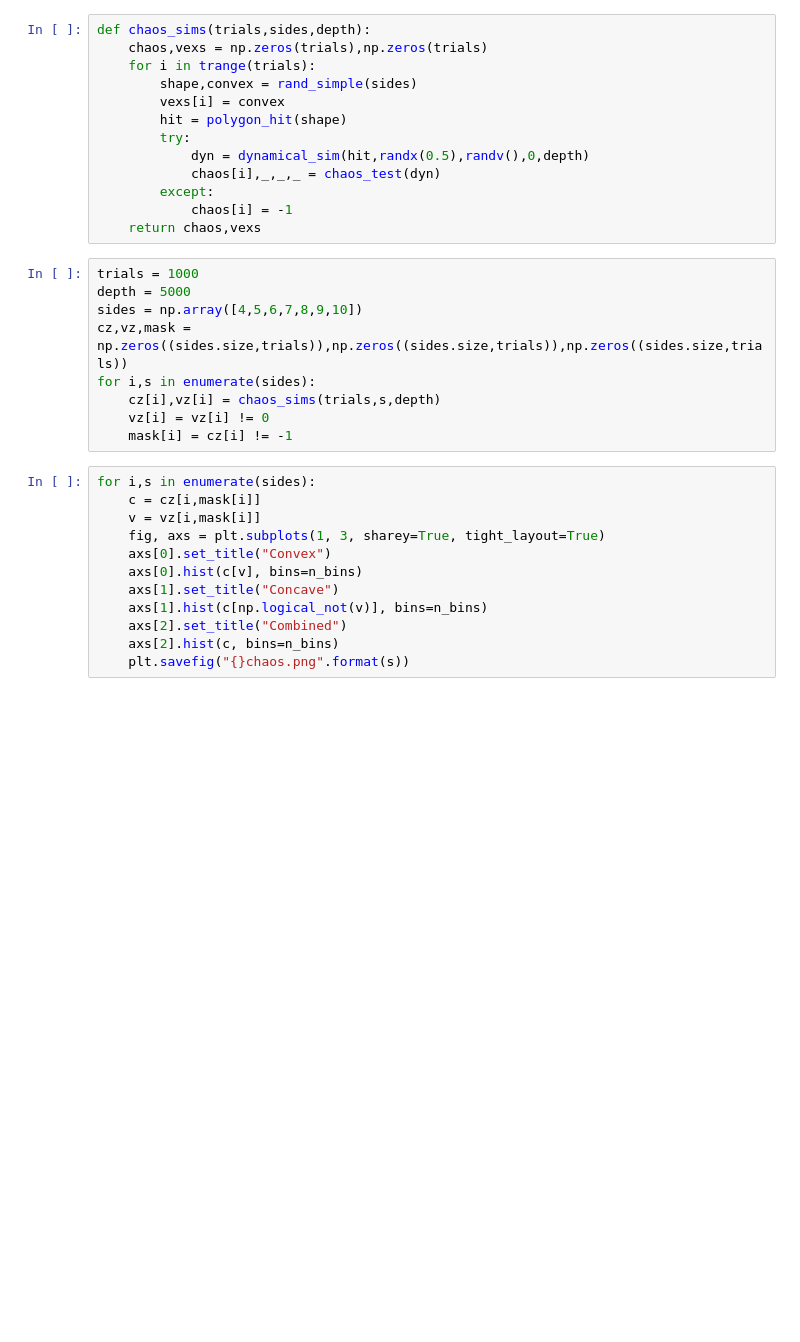
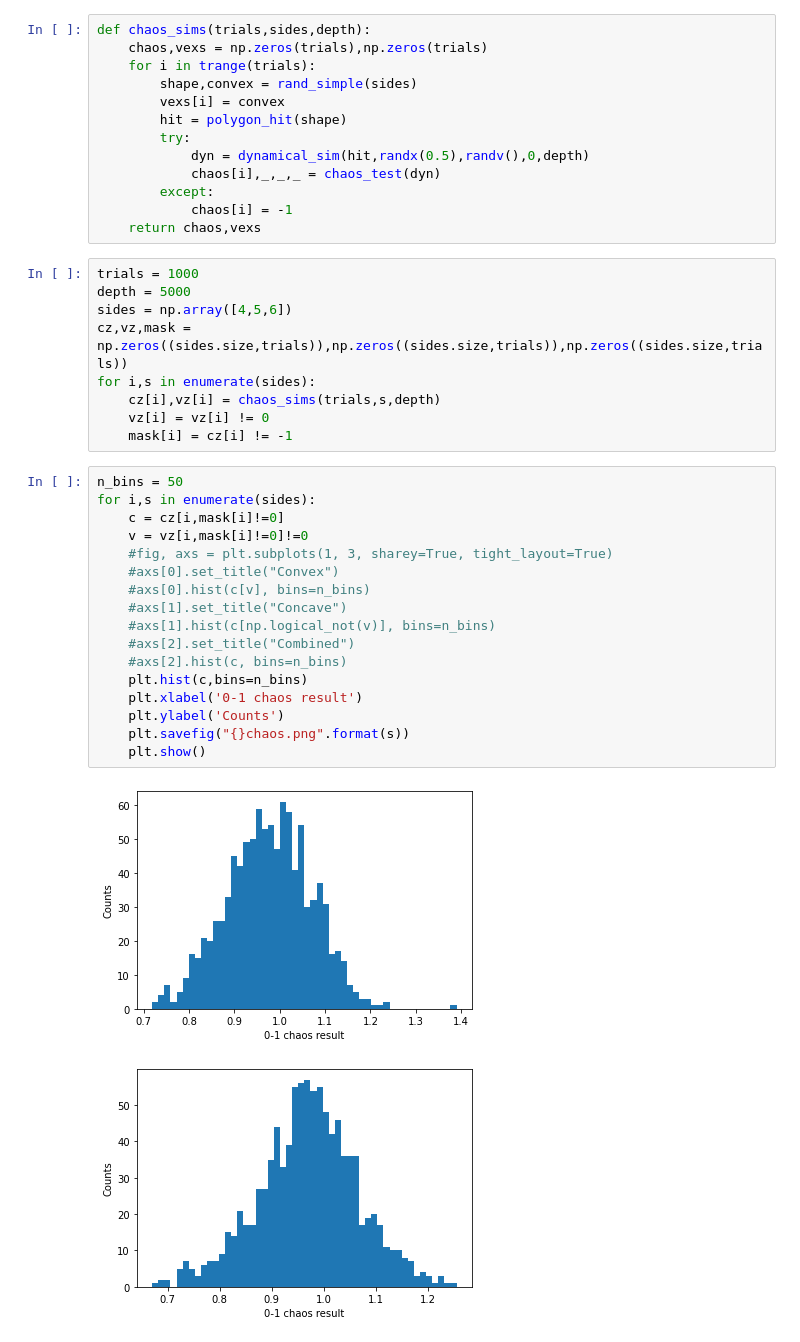
Before and after one commit to Creatorri/18.821-Project-2-Billiards, a Jupyter notebook: Chaos.ipynb, the cells around one changed output. Drawn from its saved outputs; the diff is of its cells as text; blank space fills up the shorter version.

```diff
--- a/Chaos.ipynb
+++ b/Chaos.ipynb
@@ -277,21 +293,29 @@ def chaos_sims(trials,sides,depth):
 # %%
 trials = 1000
 depth = 5000
-sides = np.array([4,5,6,7,8,9,10])
+sides = np.array([4,5,6])
 cz,vz,mask = np.zeros((sides.size,trials)),np.zeros((sides.size,trials)),np.zeros((sides.size,trials))
 for i,s in enumerate(sides):
     cz[i],vz[i] = chaos_sims(trials,s,depth)
     vz[i] = vz[i] != 0
     mask[i] = cz[i] != -1
 # %%
+n_bins = 50
 for i,s in enumerate(sides):
-    c = cz[i,mask[i]]
-    v = vz[i,mask[i]]
-    fig, axs = plt.subplots(1, 3, sharey=True, tight_layout=True)
-    axs[0].set_title("Convex")
-    axs[0].hist(c[v], bins=n_bins)
-    axs[1].set_title("Concave")
-    axs[1].hist(c[np.logical_not(v)], bins=n_bins)
-    axs[2].set_title("Combined")
-    axs[2].hist(c, bins=n_bins)
+    c = cz[i,mask[i]!=0]
+    v = vz[i,mask[i]!=0]!=0
+    #fig, axs = plt.subplots(1, 3, sharey=True, tight_layout=True)
+    #axs[0].set_title("Convex")
+    #axs[0].hist(c[v], bins=n_bins)
+    #axs[1].set_title("Concave")
+    #axs[1].hist(c[np.logical_not(v)], bins=n_bins)
+    #axs[2].set_title("Combined")
+    #axs[2].hist(c, bins=n_bins)
+    plt.hist(c,bins=n_bins)
+    plt.xlabel('0-1 chaos result')
+    plt.ylabel('Counts')
     plt.savefig("{}chaos.png".format(s))
+    plt.show()
+# %% [output]
+[figure, added]
+[figure, added]
```
Also changed, not shown: parts of 5 cells of this notebook, 4 other files.
